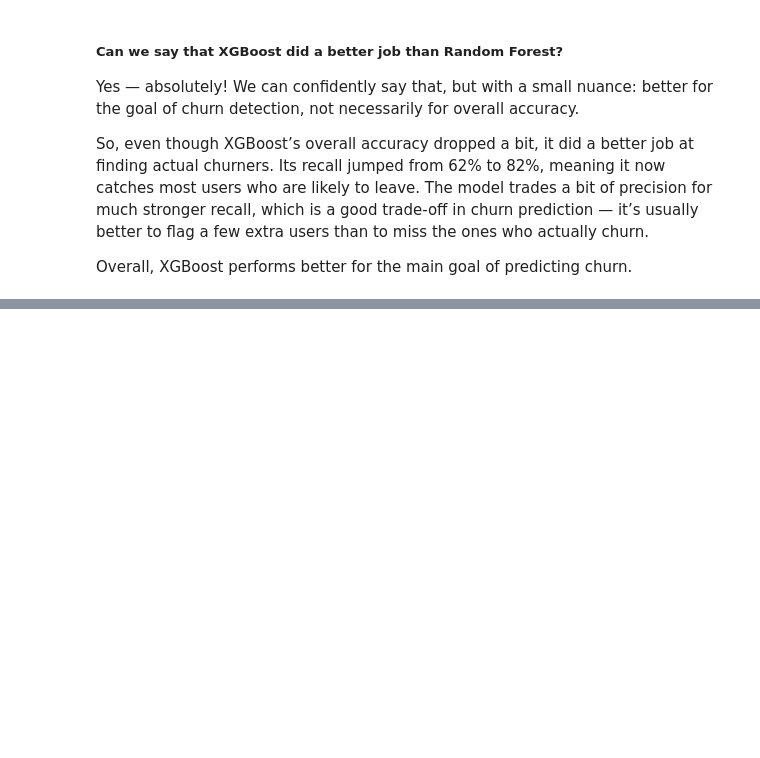
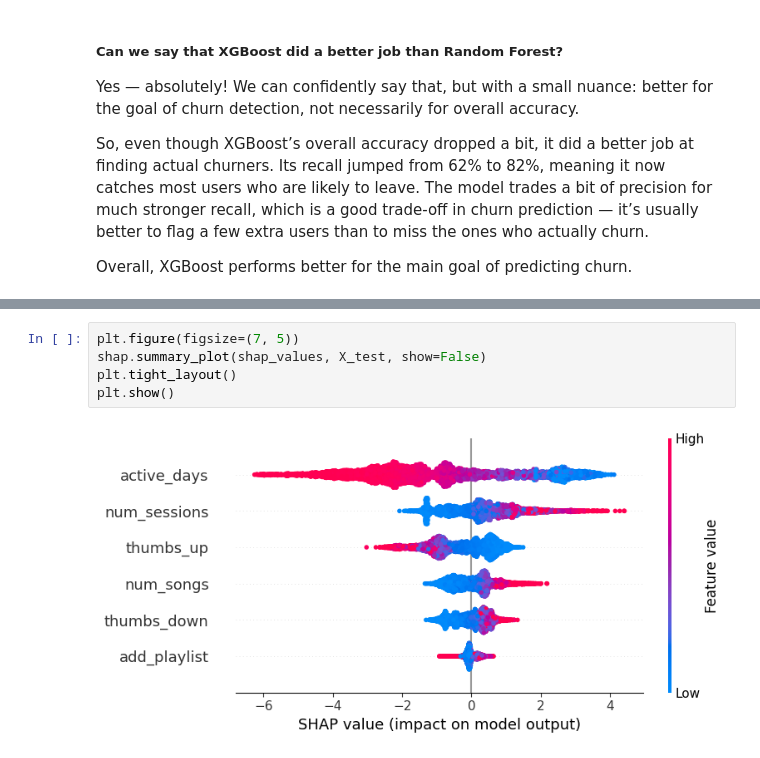
Before and after one commit to ZlataSparrow/Churn_Risk_Classification, a Jupyter notebook: notebook/04_Random_Forest_&_XGBoost.ipynb, the cells around one changed output, grey strips where cells are left out. Drawn from its saved outputs; the diff is of its cells as text; blank space fills up the shorter version.

```diff
--- a/notebook/04_Random_Forest_&_XGBoost.ipynb
+++ b/notebook/04_Random_Forest_&_XGBoost.ipynb
@@ -518,0 +380,7 @@ pd.DataFrame({"feature": feature_cols, "shap_abs_mean": np.abs(shap_values).mean
+# %%
+plt.figure(figsize=(7, 5))
+shap.summary_plot(shap_values, X_test, show=False)
+plt.tight_layout()
+plt.show()
+# %% [output]
+[figure, added]
```
Also changed, not shown: parts of 28 cells of this notebook, 2 other files.
